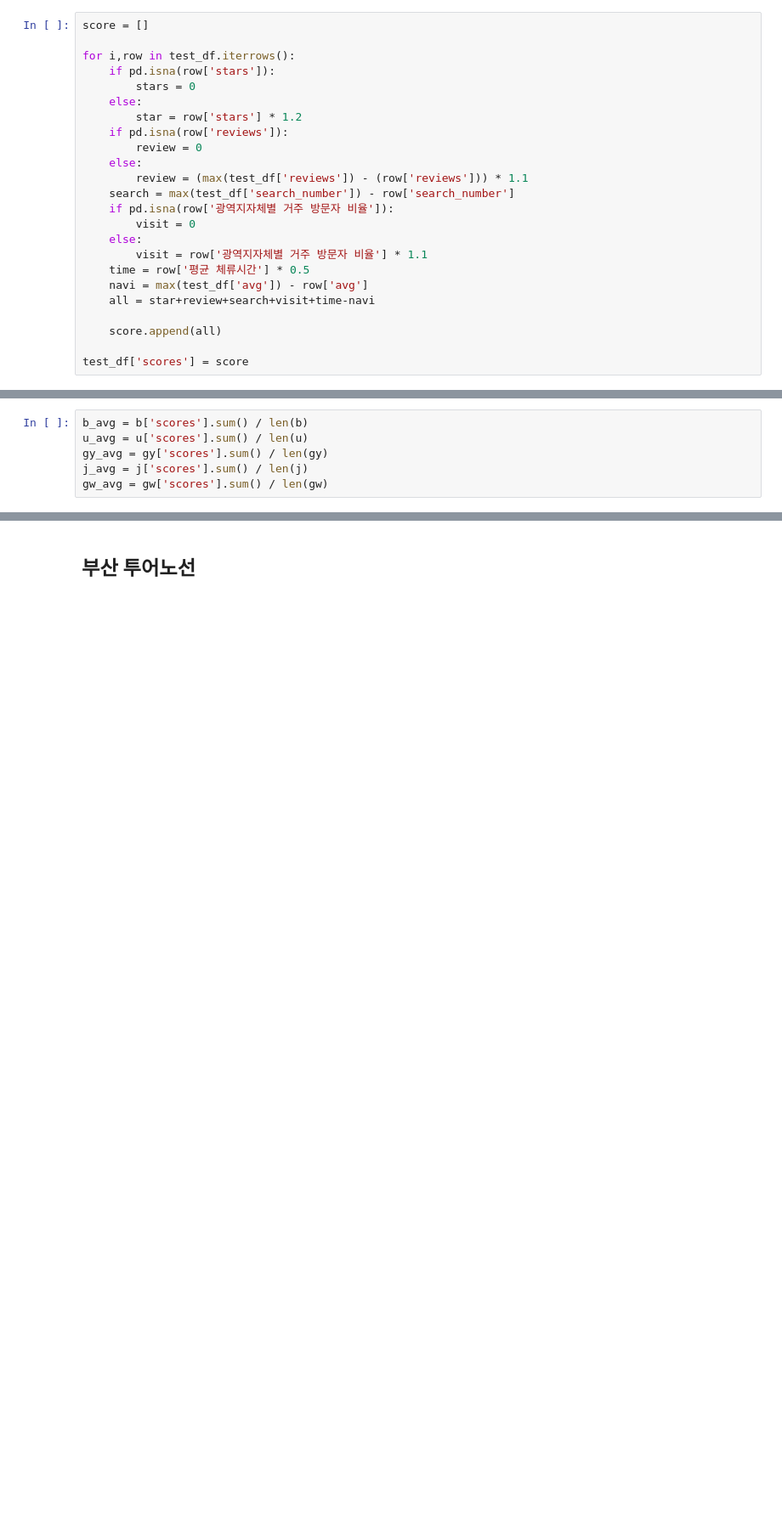
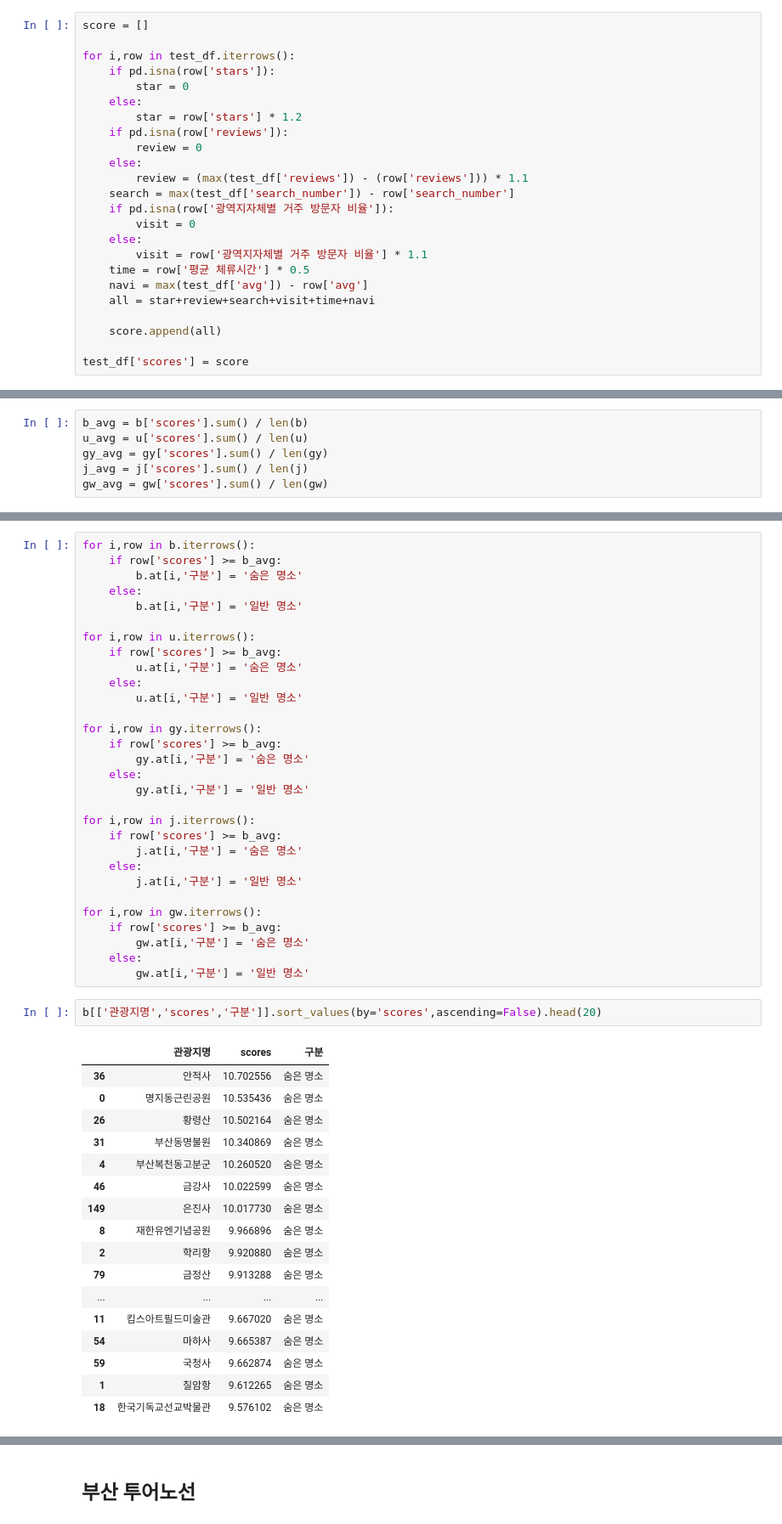
Before and after one commit to GRetriever/Data-Analysis-Project, a Jupyter notebook: Tourist Attractions/EDA.ipynb, the cells around one changed output, grey strips where cells are left out. Shown at 85% size. Cells and saved outputs as stored; diff of their text form; blank space fills up the shorter version.

```diff
--- a/Tourist Attractions/EDA.ipynb
+++ b/Tourist Attractions/EDA.ipynb
@@ -250,7 +268,7 @@ score = []
 
 for i,row in test_df.iterrows():
     if pd.isna(row['stars']):
-        stars = 0
+        star = 0
     else:
         star = row['stars'] * 1.2
     if pd.isna(row['reviews']):
@@ -264,7 +282,7 @@ for i,row in test_df.iterrows():
         visit = row['광역지자체별 거주 방문자 비율'] * 1.1
     time = row['평균 체류시간'] * 0.5
     navi = max(test_df['avg']) - row['avg']
-    all = star+review+search+visit+time-navi
+    all = star+review+search+visit+time+navi
 
     score.append(all)
 
@@ -344,0 +401,50 @@ print('광주 : ',len(gw[gw['scores'] >= gw_avg]))
+# %%
+for i,row in b.iterrows():
+    if row['scores'] >= b_avg:
+        b.at[i,'구분'] = '숨은 명소'
+    else:
+        b.at[i,'구분'] = '일반 명소'
+
+for i,row in u.iterrows():
+    if row['scores'] >= b_avg:
+        u.at[i,'구분'] = '숨은 명소'
+    else:
+        u.at[i,'구분'] = '일반 명소'
+
+for i,row in gy.iterrows():
+    if row['scores'] >= b_avg:
+        gy.at[i,'구분'] = '숨은 명소'
+    else:
+        gy.at[i,'구분'] = '일반 명소'
+
+for i,row in j.iterrows():
+    if row['scores'] >= b_avg:
+        j.at[i,'구분'] = '숨은 명소'
+    else:
+        j.at[i,'구분'] = '일반 명소'
+
+for i,row in gw.iterrows():
+    if row['scores'] >= b_avg:
+        gw.at[i,'구분'] = '숨은 명소'
+    else:
+        gw.at[i,'구분'] = '일반 명소'
+# %%
+b[['관광지명','scores','구분']].sort_values(by='scores',ascending=False).head(20)
+# %% [output]
+|  | 관광지명 | scores | 구분 |
+| 36 | 안적사 | 10.702556 | 숨은 명소 |
+| 0 | 명지동근린공원 | 10.535436 | 숨은 명소 |
+| 26 | 황령산 | 10.502164 | 숨은 명소 |
+| 31 | 부산동명불원 | 10.340869 | 숨은 명소 |
+| 4 | 부산복천동고분군 | 10.260520 | 숨은 명소 |
+| 46 | 금강사 | 10.022599 | 숨은 명소 |
+| 149 | 은진사 | 10.017730 | 숨은 명소 |
+| 8 | 재한유엔기념공원 | 9.966896 | 숨은 명소 |
+| 2 | 학리항 | 9.920880 | 숨은 명소 |
+| 79 | 금정산 | 9.913288 | 숨은 명소 |
+| ... | ... | ... | ... |
+| 11 | 킴스아트필드미술관 | 9.667020 | 숨은 명소 |
+| 54 | 마하사 | 9.665387 | 숨은 명소 |
+| 59 | 국청사 | 9.662874 | 숨은 명소 |
+| 1 | 칠암항 | 9.612265 | 숨은 명소 |
+| 18 | 한국기독교선교박물관 | 9.576102 | 숨은 명소 |
```
Also changed, not shown: parts of 15 cells of this notebook, 5 other files.
